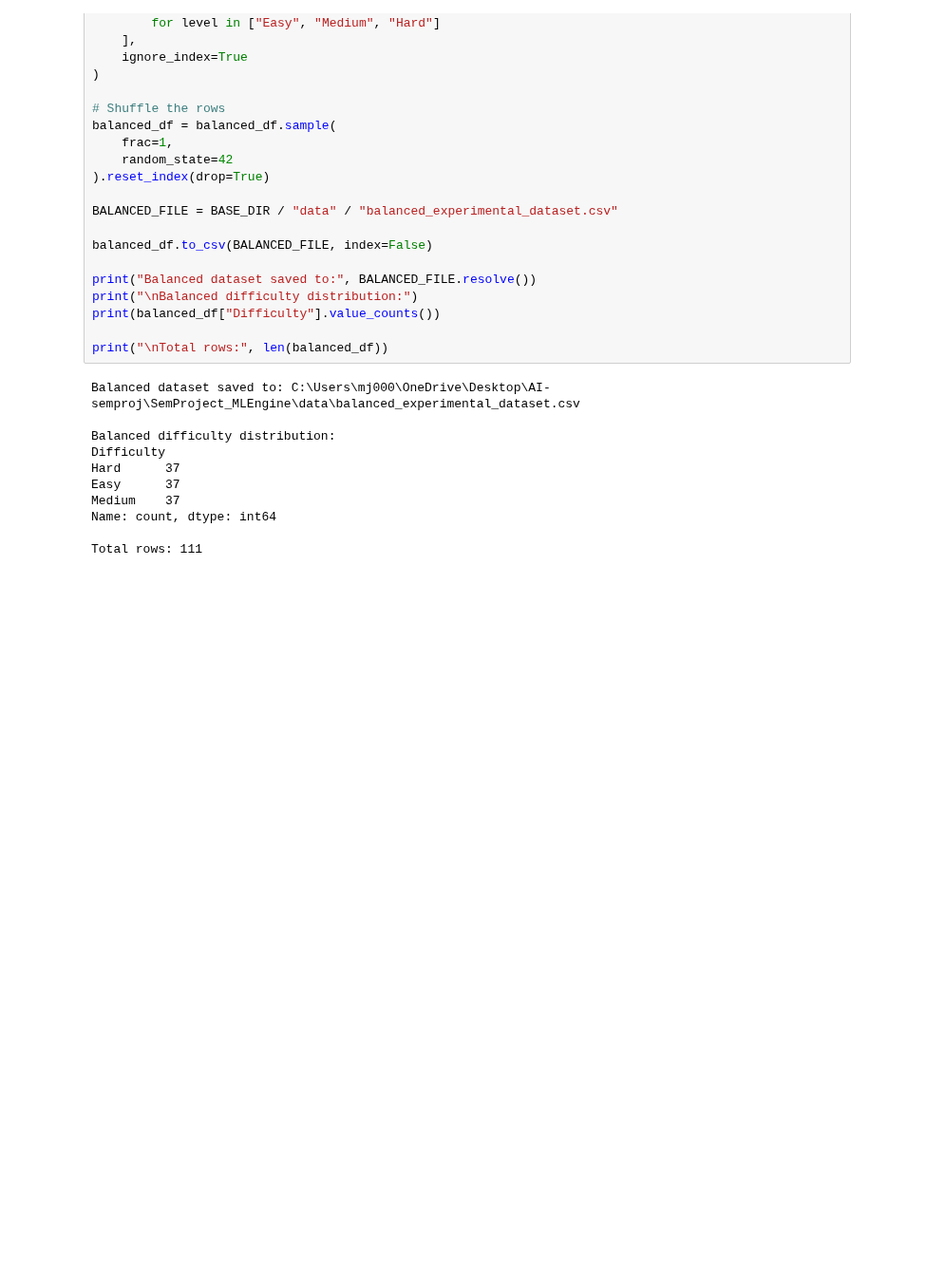
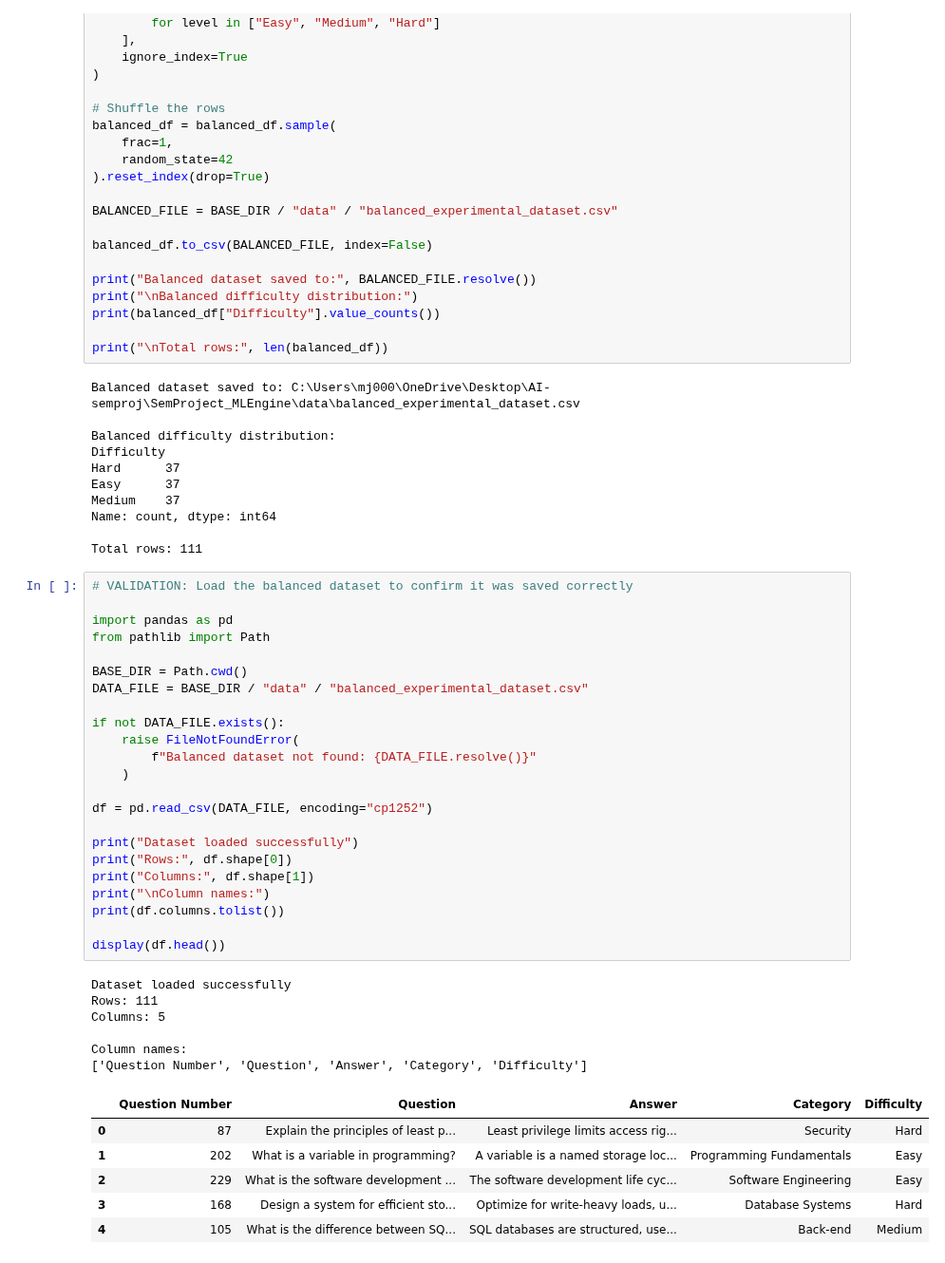
Before and after one commit to Maxowino/SemProject_MLEngine, a Jupyter notebook: easy.ipynb, the cells around one changed output. Shown at 95% size. Saved outputs shown, nothing was run; the diff lists cells and outputs as text; blank space fills up the shorter version.

```diff
--- a/easy.ipynb
+++ b/easy.ipynb
@@ -440,3 +440,39 @@ Medium    37
 Name: count, dtype: int64
 
 Total rows: 111
+# %%
+# VALIDATION: Load the balanced dataset to confirm it was saved correctly
+
+import pandas as pd
+from pathlib import Path
+
+BASE_DIR = Path.cwd()
+DATA_FILE = BASE_DIR / "data" / "balanced_experimental_dataset.csv"
+
+if not DATA_FILE.exists():
+    raise FileNotFoundError(
+        f"Balanced dataset not found: {DATA_FILE.resolve()}"
+    )
+
+df = pd.read_csv(DATA_FILE, encoding="cp1252")
+
+print("Dataset loaded successfully")
+print("Rows:", df.shape[0])
+print("Columns:", df.shape[1])
+print("\nColumn names:")
+print(df.columns.tolist())
+
+display(df.head())
+# %% [output]
+Dataset loaded successfully
+Rows: 111
+Columns: 5
+
+Column names:
+['Question Number', 'Question', 'Answer', 'Category', 'Difficulty']
+|  | Question Number | Question | Answer | Category | Difficulty |
+| 0 | 87 | Explain the principles of least p... | Least privilege limits access rig... | Security | Hard |
+| 1 | 202 | What is a variable in programming? | A variable is a named storage loc... | Programming Fundamentals | Easy |
+| 2 | 229 | What is the software development ... | The software development life cyc... | Software Engineering | Easy |
+| 3 | 168 | Design a system for efficient sto... | Optimize for write-heavy loads, u... | Database Systems | Hard |
+| 4 | 105 | What is the difference between SQ... | SQL databases are structured, use... | Back-end | Medium |
```
Also changed, not shown: parts of 2 cells of this notebook, 1 other file.
